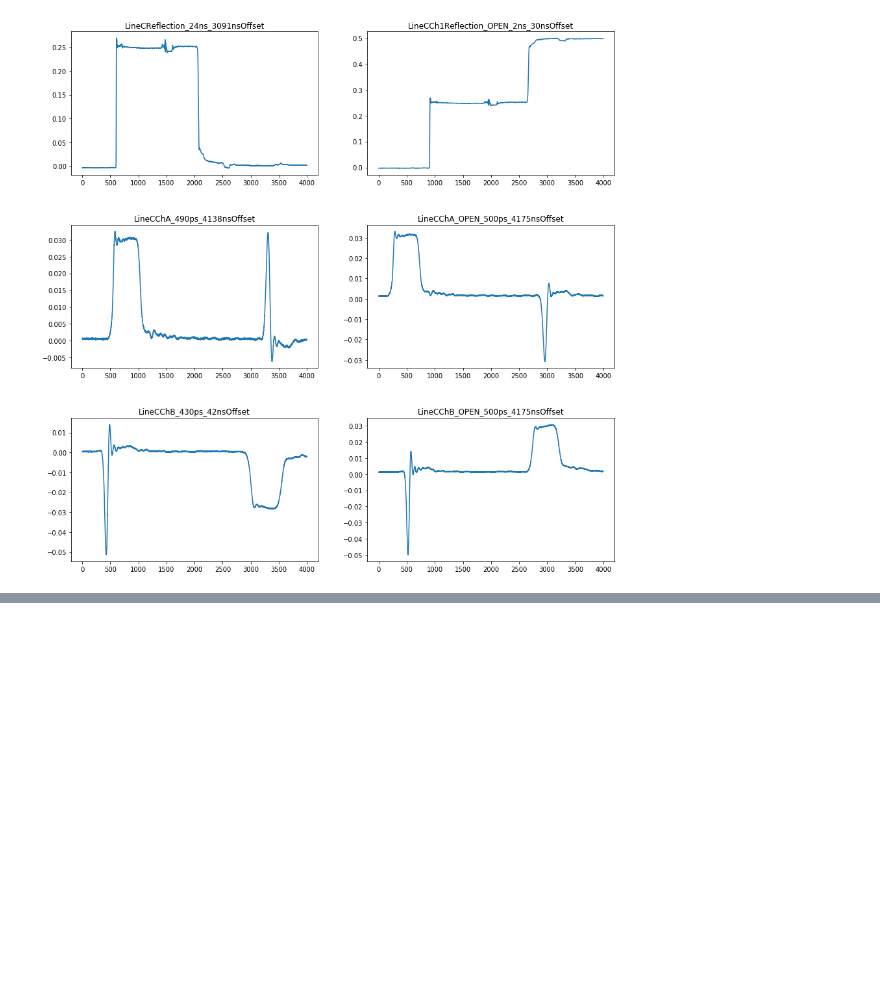
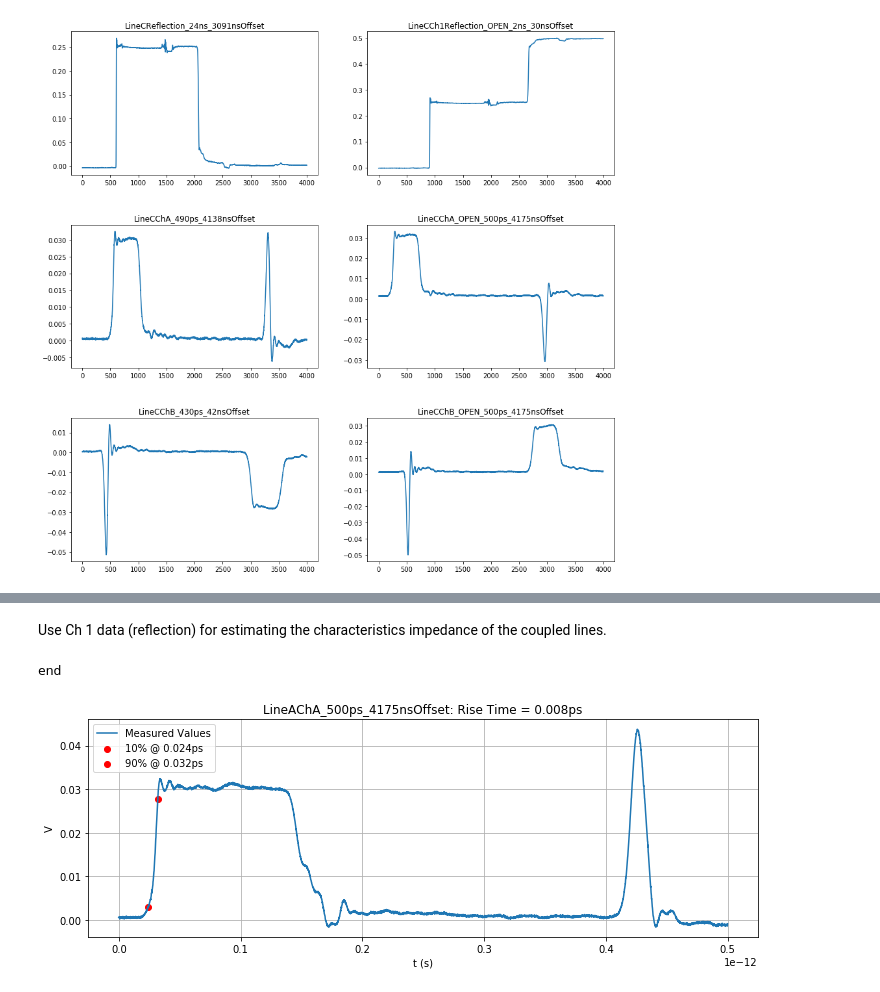
Before and after one commit to kegedy/UWEE572, a Jupyter notebook: labs/lab02/lab02.ipynb, the cells around one changed output, grey strips where cells are left out. Cells and saved outputs as stored; diff of their text form; code cells hidden in the pictures; blank space fills up the shorter version.

```diff
--- a/labs/lab02/lab02.ipynb
+++ b/labs/lab02/lab02.ipynb
@@ -226,0 +325,2 @@ np_arrays = [
+# %% [markdown]
+Use Ch 1 data (reflection) for estimating the characteristics impedance of the coupled lines.
@@ -226,0 +407,31 @@ np_arrays = [
+# %%
+# Measured Values: Part2_calib_ch2_Thu
+#
+x0,x1 = RiseTime(LineAChA_500ps_4175nsOffset[:1000])
+L = len(LineAChA_500ps_4175nsOffset)
+X = np.argmax(LineAChA_500ps_4175nsOffset)
+
+fig,ax = plt.subplots(figsize=(12,4))
+x,res = np.linspace(0,0.5*10**(-12),len(LineAChA_500ps_4175nsOffset),endpoint=False,retstep=True)
+Ures = res*10**14
+
+# Plot
+ax.plot(x,LineAChA_500ps_4175nsOffset,label='Measured Values')
+#ax.scatter(X*res,max(LineAChA_500ps_4175nsOffset),
+#           color='blue',label='Max Value')
+ax.scatter(x0*res,LineAChA_500ps_4175nsOffset[x0],
+           color='red',label=f'10% @ {round(x0*Ures,1)/100}ps')
+ax.scatter(x1*res,LineAChA_500ps_4175nsOffset[x1],
+           color='red',label=f'90% @ {round(x1*Ures,1)/100}ps')
+rt = round((x1*Ures)-(x0*Ures),1)/100
+
+# Labels
+ax.ticklabel_format(axis='x',style='sci', scilimits=(-12,-12))
+ax.set_title(f'LineAChA_500ps_4175nsOffset: Rise Time = {rt}ps')
+ax.set_xlabel('t (s)')
+ax.set_ylabel('V')
+plt.grid(True)
+plt.legend();
+# %% [output]
+end
+[figure, added]
```
Also changed, not shown: parts of 16 cells of this notebook.
